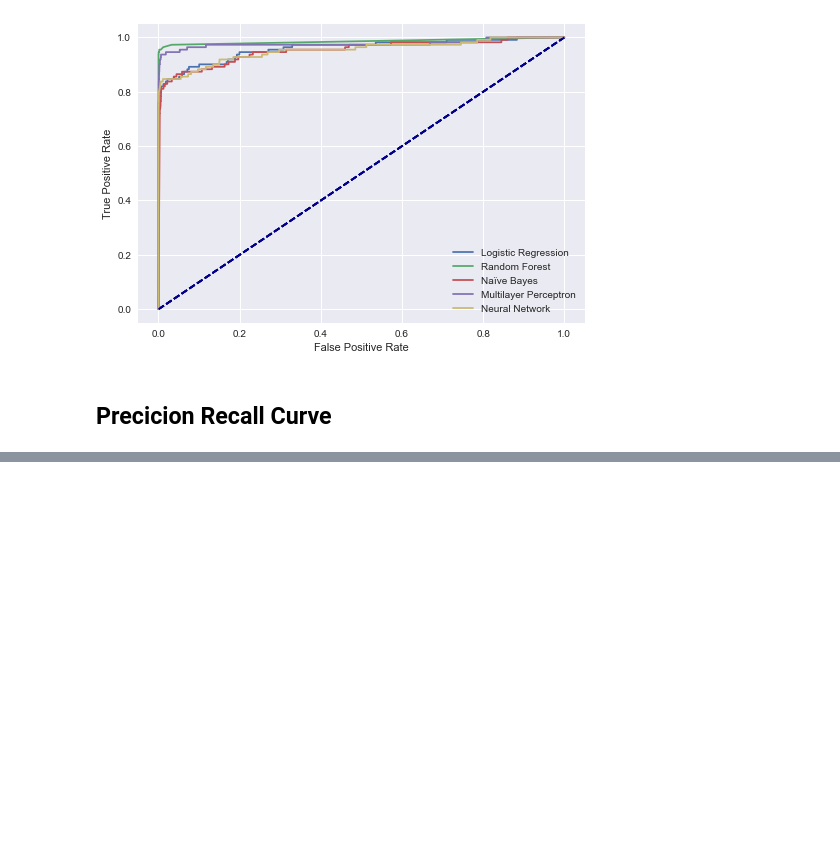
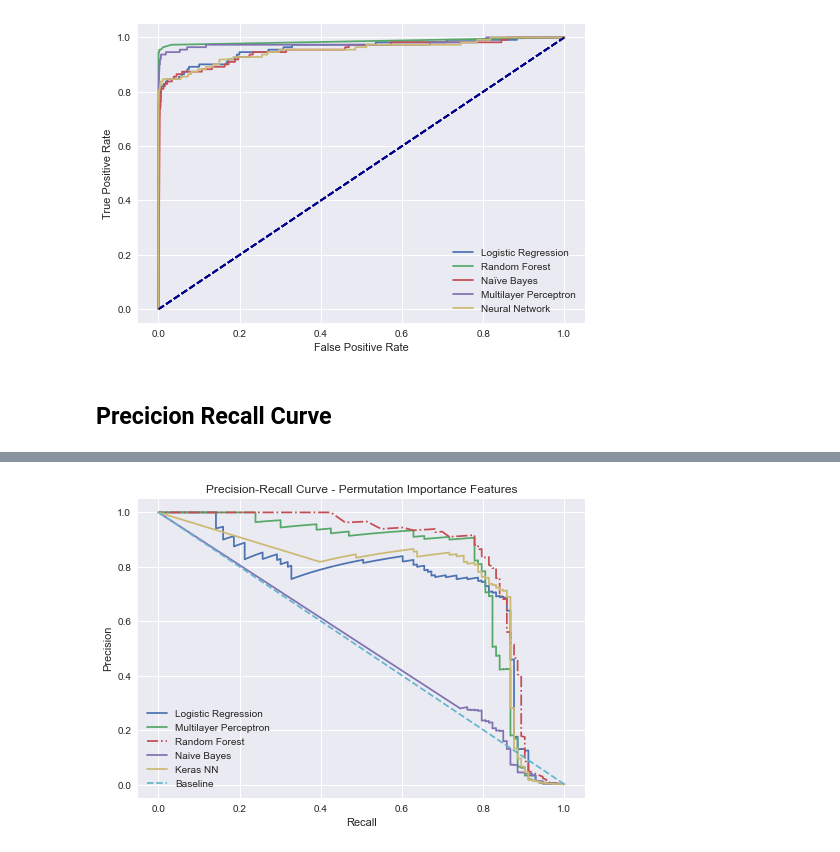
Before and after one commit to bjarnemu/aml2021finalproject, a Jupyter notebook: krog_main.ipynb, the cells around one changed output, grey strips where cells are left out. Saved outputs shown, nothing was run; the diff lists cells and outputs as text; code cells hidden in the pictures; blank space fills up the shorter version.

```diff
--- a/krog_main.ipynb
+++ b/krog_main.ipynb
@@ -562,0 +649,9 @@ create_roc_curve(baseline_preds['all'][:,1], y_test, label="Baseline", title="Pr
+# %%
+create_pr_curve(lrg_preds['perm'], y_perm_test, label="Logistic Regression")
+create_pr_curve(mlp_preds['perm'][:,1], y_perm_test, label="Multilayer Perceptron")
+create_pr_curve(rfc_preds['perm'], y_perm_test, line='-.', label="Random Forest")
+create_pr_curve(nbc_preds['perm'][:,1], y_perm_test, label="Naive Bayes")
+create_pr_curve(nn_preds['perm'], y_perm_test, label="Keras NN")
+create_pr_curve(dum_preds['perm'], y_perm_test, label="Baseline", line='--', title="Precision-Recall Curve - Permutation Importance Features")
+# %% [output]
+[figure, added]
```
Also changed, not shown: parts of 20 cells of this notebook, 4 other files.
